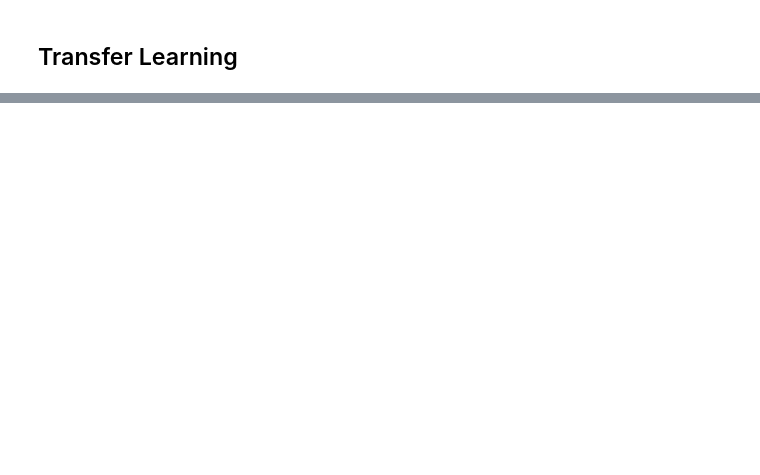
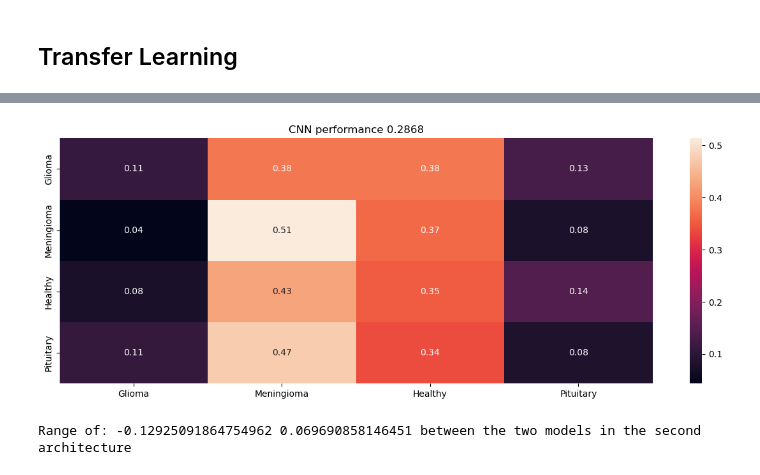
Before and after one commit to cphchip/cs7324_code, a Jupyter notebook: Lab 6/Henderson_48996654_Lab_6.ipynb, the cells around one changed output, grey strips where cells are left out. Drawn from its saved outputs; the diff is of its cells as text; code cells hidden in the pictures; blank space fills up the shorter version.

```diff
--- a/Lab 6/Henderson_48996654_Lab_6.ipynb
+++ b/Lab 6/Henderson_48996654_Lab_6.ipynb
@@ -1045,0 +1084,3 @@ KeyboardInterrupt:
+# %%
+summarize_net(model, ds_test, title_text='CNN performance')
+# %% [output]
@@ -1045,0 +1088,28 @@ KeyboardInterrupt:
+[figure, added]
+# %%
+# Modeified from lab 5 and in-class lecture to use recall
+# Compare Arch 1 model 2 with arch 2 model 1
+from scipy.stats import t
+
+# get error rates for both model's f1 scores
+arch_2_mod1_err = [1 - f1 for f1 in recall_arch2_mod1]
+model_err = [1 - f1 for f1 in recall_arch2_mod2]
+
+d = []
+for err in range(len(arch_1_mod2_err)):
+    d.append(arch_1_mod2_err[err] - model_err[err])
+
+dbar = sum(d) / len(d)
+stdtot = np.std(d)
+
+epochs = 30
+confidence_level = 0.95
+degrees_of_freedom = epochs
+
+# Calculate the critical value, t
+t = t.ppf((1 + confidence_level) / 2, degrees_of_freedom)
+
+# print(f'The error of the three models is\n', acc1.mean(), '\n', acc2.mean(), '\n', acc3.mean())
+print('Range of:', dbar-t*stdtot,dbar+t*stdtot, 'between the two models in the second architecture')
+# %% [output]
+Range of: -0.12925091864754962 0.069690858146451 between the two models in the second architecture
```
Also changed, not shown: parts of 28 cells of this notebook, 1 other file.
